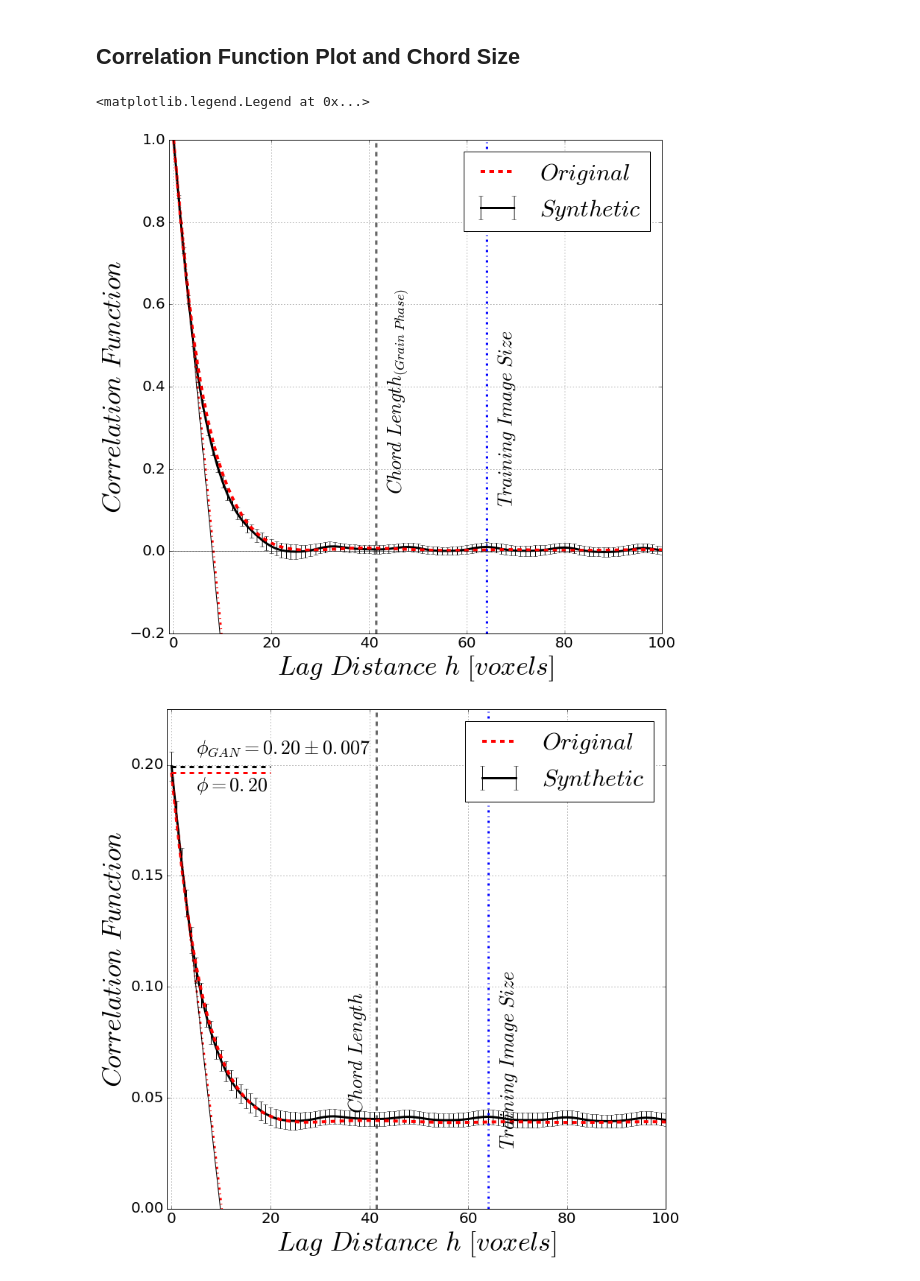
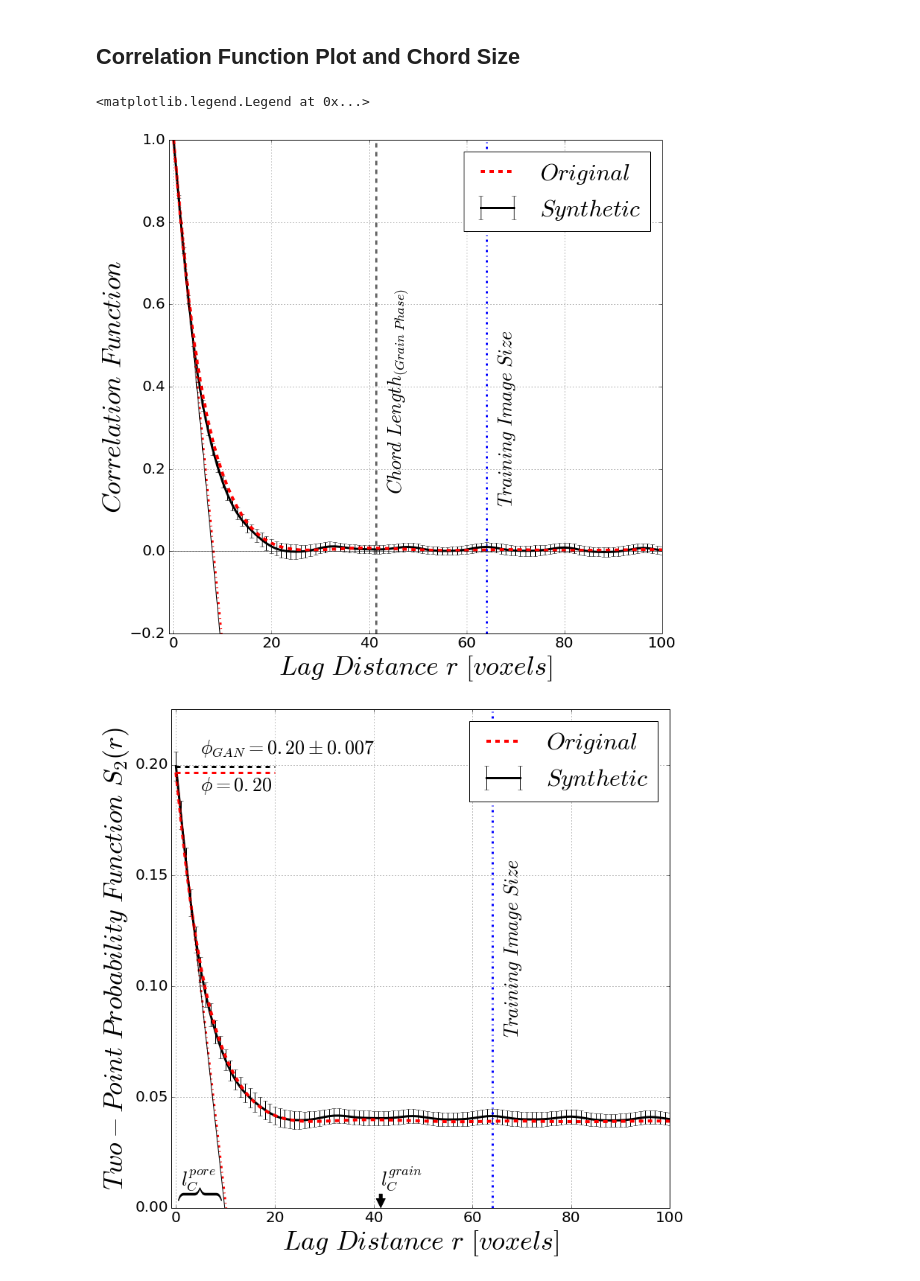
Before and after one commit to LukasMosser/PorousMediaGan, a Jupyter notebook: code/notebooks/covariance/Covariance Graphs Berea.ipynb, the cells around one changed output. Cells and saved outputs as stored; diff of their text form; code cells hidden in the pictures.

Commit message:
Changed plots to S2 directional and radial averaged. Added chord length pore phase, grain phase

```diff
--- a/code/notebooks/covariance/Covariance Graphs Berea.ipynb
+++ b/code/notebooks/covariance/Covariance Graphs Berea.ipynb
@@ -72,10 +72,20 @@ cov_data = None
 with open(out_direc+"covariance_data.json", "r") as f:
     cov_data = json.load(f)
 
-chord_lengths = []
-orig_chord_length = None
+chord_lengths_gphs = []
+chord_lengths_pphs = []
+
+orig_chord_length_gphs, orig_chord_length_pphs = None, None
+
 for key in cov_data.keys():
     if key == 'orig':
-        orig_chord_length = cov_data[key]['chord_length_gph']
+        orig_chord_length_pphs = cov_data[key]['chord_length_pph']
+        orig_chord_length_gphs = cov_data[key]['chord_length_gph']
     else:
-        chord_lengths.append(cov_data[key]['chord_length_gph'])
+        chord_lengths_pphs.append(cov_data[key]['chord_length_pph'])
+        chord_lengths_gphs.append(cov_data[key]['chord_length_gph'])
+
+avg_chord_length_gphs = np.mean(chord_lengths_gphs)
+avg_chord_length_pphs = np.mean(chord_lengths_pphs)
+print orig_chord_length_pphs, orig_chord_length_gphs
+print avg_chord_length_pphs, avg_chord_length_gphs
@@ -167,12 +175,14 @@ for i, (j, direc) in zip(range(0, 6, 2), enumerate([r"$x$", r"$y$", r"$z$"])):
 
 for j, direc in enumerate([r"$x$", r"$y$", r"$z$"]):
     ax[j].set_title(direc+r"$-Direction$", fontsize=36, y=1.02)
-    ax[j].set_xlabel(r"$Lag \ Distance \ h($"+direc+"$) \ [voxels]$", fontsize=36)
+    ax[j].set_xlabel(r"$Lag \ Distance \ r($"+direc+"$) \ [voxels]$", fontsize=36)
 
 ax[0].set_ylabel(r"$Two-Point \ Probability \ Function \ S_2(r)$", fontsize=34)
 for ax_handle in ax.flatten():
     ax_handle.set_xlim(-1, 100)
     ax_handle.set_ylim(0.0, 0.25)
     ax_handle.grid()
+
+fig.savefig("../../../paper/figures/berea_directional_s2_.png", bbox_extra_artists=None, bbox_inches='tight',dpi=72)
 # %% [output]
 [figure]
@@ -272,7 +247,7 @@ for tick in ax.xaxis.get_major_ticks():
 for tick in ax.yaxis.get_major_ticks():
     tick.label.set_fontsize(20)
 
-ax.set_xlabel(r"$Lag \ Distance \ h \ [voxels]$", fontsize=36)
+ax.set_xlabel(r"$Lag \ Distance \ r \ [voxels]$", fontsize=36)
 
 ax.set_ylabel(r"$Correlation \ Function$", fontsize=36)
 ax.set_xlim(-1, 100)
@@ -281,7 +256,7 @@ ax.grid()
 ax.legend(fontsize=32)
 # %% [output]
 <matplotlib.legend.Legend at 0x...>
-[figure, old version]
+[figure, new version]
 # %%
 fig, ax = plt.subplots(1, 1, figsize=(12, 12))
 
@@ -290,37 +265,40 @@ ax.plot(range(len(radial_avg_orig_pph)), radial_avg_orig_pph, linestyle="--", li
 
 slope_range = np.array(range(0, 20, 1))
 ax.plot(slope_range, slope_range*float(slope_radial_orig)+radial_avg_orig_pph[0], linestyle="-.", color="red", linewidth=3)
 ax.plot(slope_range, slope_range*float(slope_radial_pph)+radial_averages_pph[0], linestyle="-", color="black", linewidth=1)
 
 ax.plot([0, 20], [porosity_avg, porosity_avg], linestyle="--", color="black", linewidth=3)
 ax.text(5, 0.205, r'$\phi_{GAN}=%.2f \pm %.3f$' % (porosity_avg, porosity_std),rotation=0, fontsize=26)
 
 ax.plot([0, 20], [porosity_orig_avg, porosity_orig_avg], linestyle="--", color="red", linewidth=3)
 ax.text(5, 0.188, r'$\phi=%.2f$' % porosity_orig_avg, rotation=0, fontsize=26)
 
 
 ax.axvline(data_dic["tisize"], color="blue", linestyle="-.", linewidth=3)
-ax.text(data_dic["tisize"]+2., 0.1, r'$Training \ Image \ Size$',rotation=90, fontsize=26)
-
-ax.axvline(orig_chord_length, color="black", linestyle="--", linewidth=3, alpha=0.6)
-ax.text(orig_chord_length-6., 0.09, r'$Chord \ Length$',rotation=90, fontsize=26)
+ax.text(data_dic["tisize"]+2., 0.15, r'$Training \ Image \ Size$',rotation=90, fontsize=26)
 
 ax.axhline(0.0, linestyle="-", color="black", alpha=0.5)
 
 for tick in ax.xaxis.get_major_ticks():
     tick.label.set_fontsize(20)
 
 for tick in ax.yaxis.get_major_ticks():
     tick.label.set_fontsize(20)
 
-ax.set_xlabel(r"$Lag \ Distance \ h \ [voxels]$", fontsize=36)
+ax.set_xlabel(r"$Lag \ Distance \ r \ [voxels]$", fontsize=36)
 
-ax.set_ylabel(r"$Correlation \ Function$", fontsize=36)
+ax.text(0, -0.005, r'$\{$', rotation=-90, fontsize=50)
+ax.text(orig_chord_length_pphs/2.-4, 0.01, r'$l_C^{pore}$',rotation=0, fontsize=26)
+
+ax.annotate(r'$l_C^{grain}$', xy=(orig_chord_length_gphs, 0.0), xytext=(orig_chord_length_gphs, 0.01),
+            fontsize=26, arrowprops=dict(facecolor='black', shrink=0.01))
+
+ax.set_ylabel(r"$Two-Point \ Probability \ Function \ S_2(r)$", fontsize=36)
 ax.set_xlim(-1, 100)
 ax.set_ylim(0.0, 0.225)
 ax.grid()
 ax.legend(fontsize=32)
 
 fig.savefig("../../../paper/figures/berea_radial_averaged_s2.png", bbox_extra_artists=None, bbox_inches='tight',dpi=72)
 # %% [output]
-[figure, old version]
+[figure, new version]
```
Also changed, not shown: parts of 5 cells of this notebook, 8 other files.
